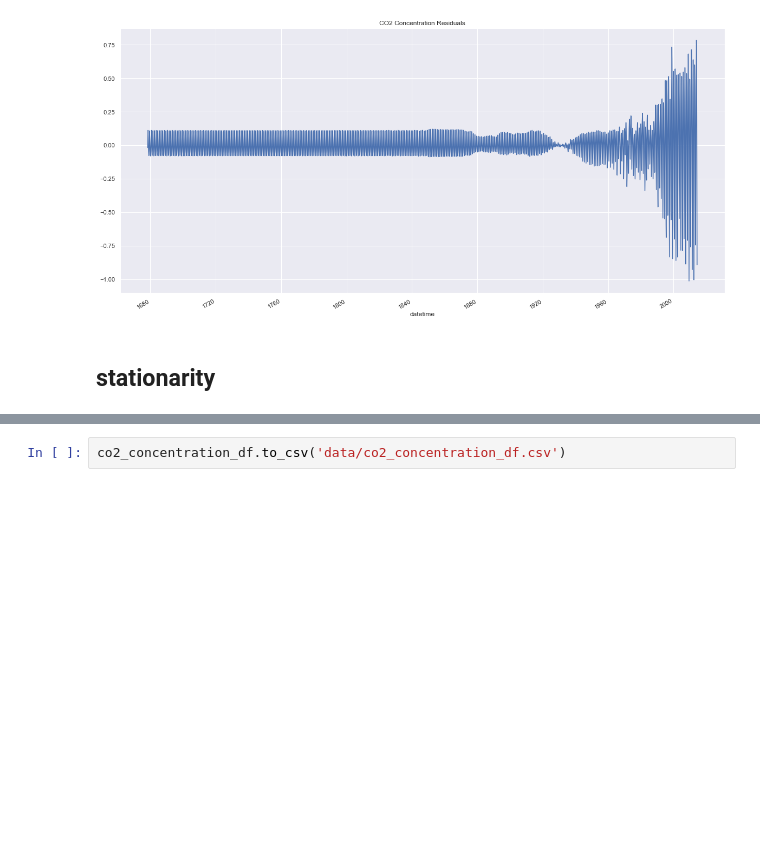
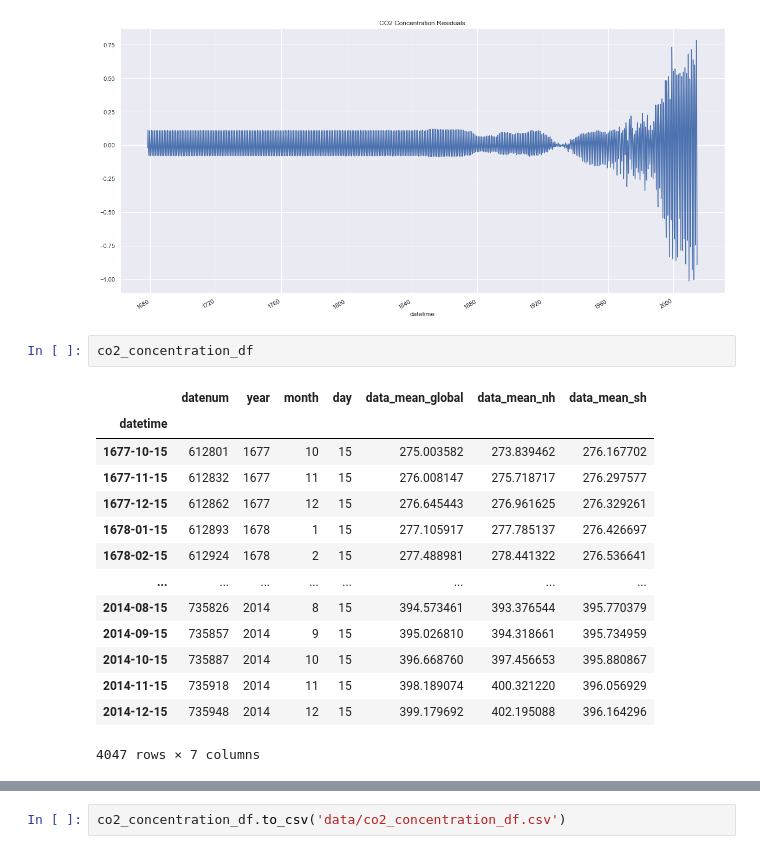
Before and after one commit to RicardoLeaoS/global-warming, a Jupyter notebook: explorint_co2_concentration.ipynb, the cells around one changed output, grey strips where cells are left out. Drawn from its saved outputs; the diff is of its cells as text; blank space fills up the shorter version.

```diff
--- a/explorint_co2_concentration.ipynb
+++ b/explorint_co2_concentration.ipynb
@@ -197,5 +224,20 @@ s_decomp.resid.plot()
 plt.show()
 # %% [output]
 [figure]
-# %% [markdown]
-## stationarity
+# %%
+co2_concentration_df
+# %% [output]
+|  | datenum | year | month | day | data_mean_global | data_mean_nh | data_mean_sh |
+| datetime |  |  |  |  |  |  |  |
+| 1677-10-15 | 612801 | 1677 | 10 | 15 | 275.003582 | 273.839462 | 276.167702 |
+| 1677-11-15 | 612832 | 1677 | 11 | 15 | 276.008147 | 275.718717 | 276.297577 |
+| 1677-12-15 | 612862 | 1677 | 12 | 15 | 276.645443 | 276.961625 | 276.329261 |
+| 1678-01-15 | 612893 | 1678 | 1 | 15 | 277.105917 | 277.785137 | 276.426697 |
+| 1678-02-15 | 612924 | 1678 | 2 | 15 | 277.488981 | 278.441322 | 276.536641 |
+| ... | ... | ... | ... | ... | ... | ... | ... |
+| 2014-08-15 | 735826 | 2014 | 8 | 15 | 394.573461 | 393.376544 | 395.770379 |
+| 2014-09-15 | 735857 | 2014 | 9 | 15 | 395.026810 | 394.318661 | 395.734959 |
+| 2014-10-15 | 735887 | 2014 | 10 | 15 | 396.668760 | 397.456653 | 395.880867 |
+| 2014-11-15 | 735918 | 2014 | 11 | 15 | 398.189074 | 400.321220 | 396.056929 |
+| 2014-12-15 | 735948 | 2014 | 12 | 15 | 399.179692 | 402.195088 | 396.164296 |
+4047 rows × 7 columns
```
Also changed, not shown: parts of 8 cells of this notebook, 8 other files.
